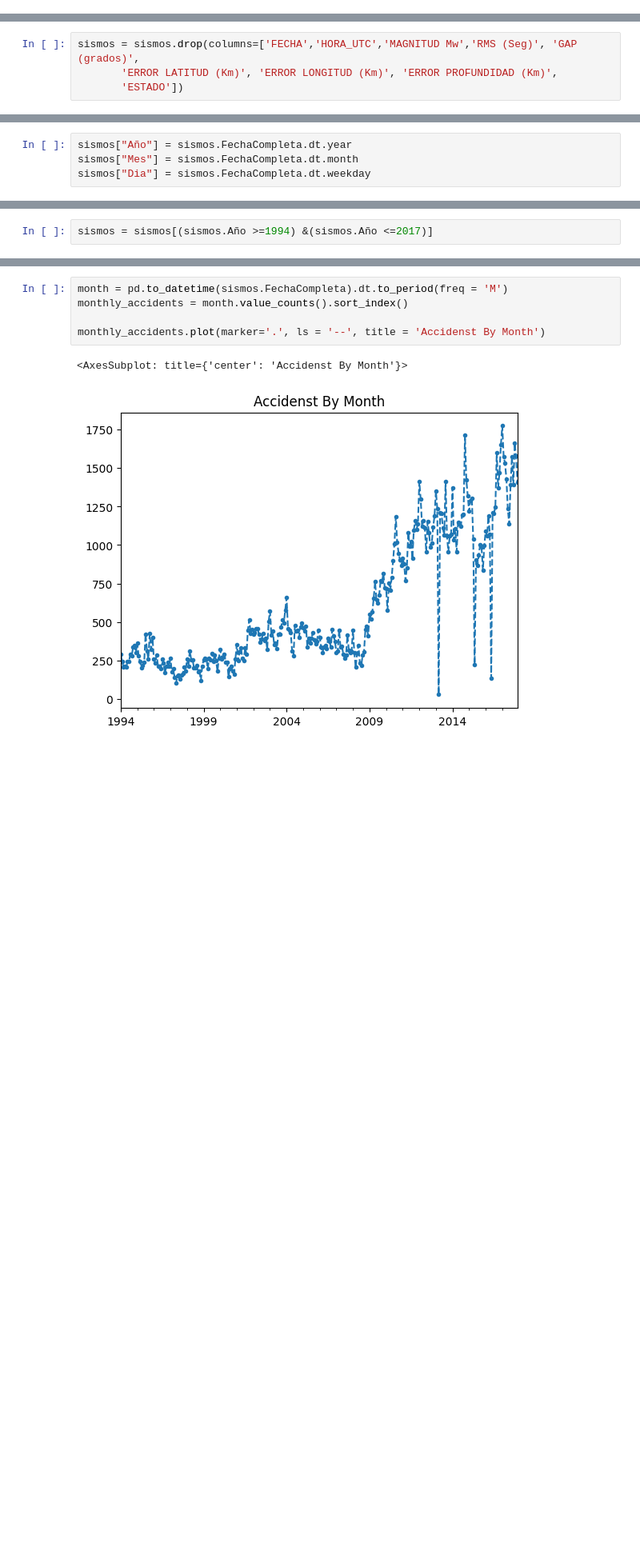
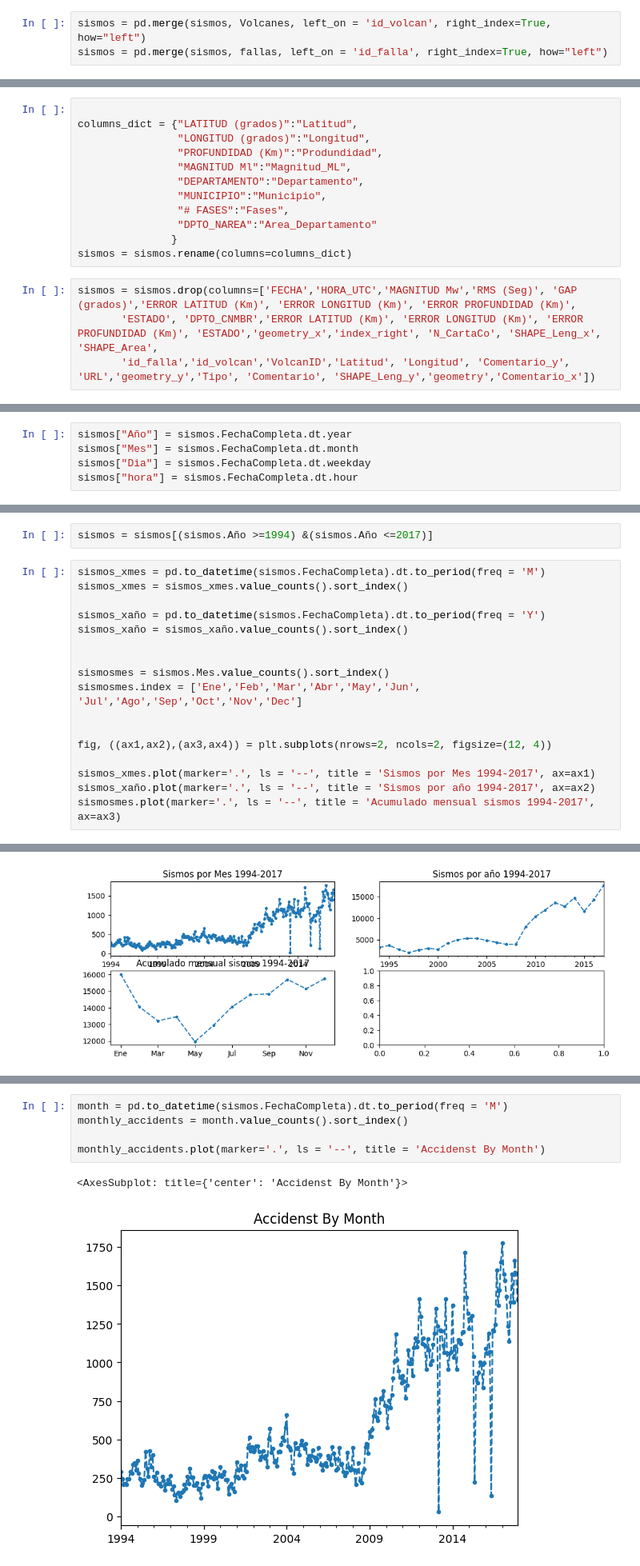
Before and after one commit to EDGAR-BARAHONA/Programacion-Python-Gis, a Jupyter notebook: Analitica/AnalisisSismico.ipynb, the cells around one changed output, grey strips where cells are left out. Shown at 80% size. Drawn from its saved outputs; the diff is of its cells as text; blank space fills up the shorter version.

```diff
--- a/Analitica/AnalisisSismico.ipynb
+++ b/Analitica/AnalisisSismico.ipynb
@@ -66,0 +81,3 @@ sismos = pd.merge(sismos, Departamento, left_on = 'Departamento', right_on='DPTO
+# %%
+sismos = pd.merge(sismos, Volcanes, left_on = 'id_volcan', right_index=True, how="left")
+sismos = pd.merge(sismos, fallas, left_on = 'id_falla', right_index=True, how="left")
@@ -67,4 +112,16 @@ sismos = pd.merge(sismos, Departamento, left_on = 'Departamento', right_on='DPTO
+# %%
+
+columns_dict = {"LATITUD (grados)":"Latitud",
+                "LONGITUD (grados)":"Longitud",
+                "PROFUNDIDAD (Km)":"Produndidad",
+                "MAGNITUD Ml":"Magnitud_ML",
+                "DEPARTAMENTO":"Departamento",
+                "MUNICIPIO":"Municipio",
+                "# FASES":"Fases",
+                "DPTO_NAREA":"Area_Departamento"
+               }
+sismos = sismos.rename(columns=columns_dict)
 # %%
-sismos = sismos.drop(columns=['FECHA','HORA_UTC','MAGNITUD Mw','RMS (Seg)', 'GAP (grados)',
-       'ERROR LATITUD (Km)', 'ERROR LONGITUD (Km)', 'ERROR PROFUNDIDAD (Km)',
-       'ESTADO'])
+sismos = sismos.drop(columns=['FECHA','HORA_UTC','MAGNITUD Mw','RMS (Seg)', 'GAP (grados)','ERROR LATITUD (Km)', 'ERROR LONGITUD (Km)', 'ERROR PROFUNDIDAD (Km)',
+       'ESTADO', 'DPTO_CNMBR','ERROR LATITUD (Km)', 'ERROR LONGITUD (Km)', 'ERROR PROFUNDIDAD (Km)', 'ESTADO','geometry_x','index_right', 'N_CartaCo', 'SHAPE_Leng_x', 'SHAPE_Area',
+       'id_falla','id_volcan','VolcanID','Latitud', 'Longitud', 'Comentario_y', 'URL','geometry_y','Tipo', 'Comentario', 'SHAPE_Leng_y','geometry','Comentario_x'])
@@ -107,3 +129,4 @@ sismos.head()
 sismos["Año"] = sismos.FechaCompleta.dt.year
 sismos["Mes"] = sismos.FechaCompleta.dt.month
 sismos["Dia"] = sismos.FechaCompleta.dt.weekday
+sismos["hora"] = sismos.FechaCompleta.dt.hour
@@ -119,2 +133,20 @@ sismos.head()
 # %%
 sismos = sismos[(sismos.Año >=1994) &(sismos.Año <=2017)]
+# %%
+sismos_xmes = pd.to_datetime(sismos.FechaCompleta).dt.to_period(freq = 'M')
+sismos_xmes = sismos_xmes.value_counts().sort_index()
+
+sismos_xaño = pd.to_datetime(sismos.FechaCompleta).dt.to_period(freq = 'Y')
+sismos_xaño = sismos_xaño.value_counts().sort_index()
+
+
+sismosmes = sismos.Mes.value_counts().sort_index()
+sismosmes.index = ['Ene','Feb','Mar','Abr','May','Jun', 'Jul','Ago','Sep','Oct','Nov','Dec']
+
+
+fig, ((ax1,ax2),(ax3,ax4)) = plt.subplots(nrows=2, ncols=2, figsize=(12, 4))
+
+sismos_xmes.plot(marker='.', ls = '--', title = 'Sismos por Mes 1994-2017', ax=ax1)
+sismos_xaño.plot(marker='.', ls = '--', title = 'Sismos por año 1994-2017', ax=ax2)
+sismosmes.plot(marker='.', ls = '--', title = 'Acumulado mensual sismos 1994-2017', ax=ax3)
+# %% [output]
@@ -120,0 +154 @@ sismos = sismos[(sismos.Año >=1994) &(sismos.Año <=2017)]
+[figure, added]
```
Also changed, not shown: parts of 21 cells of this notebook.
